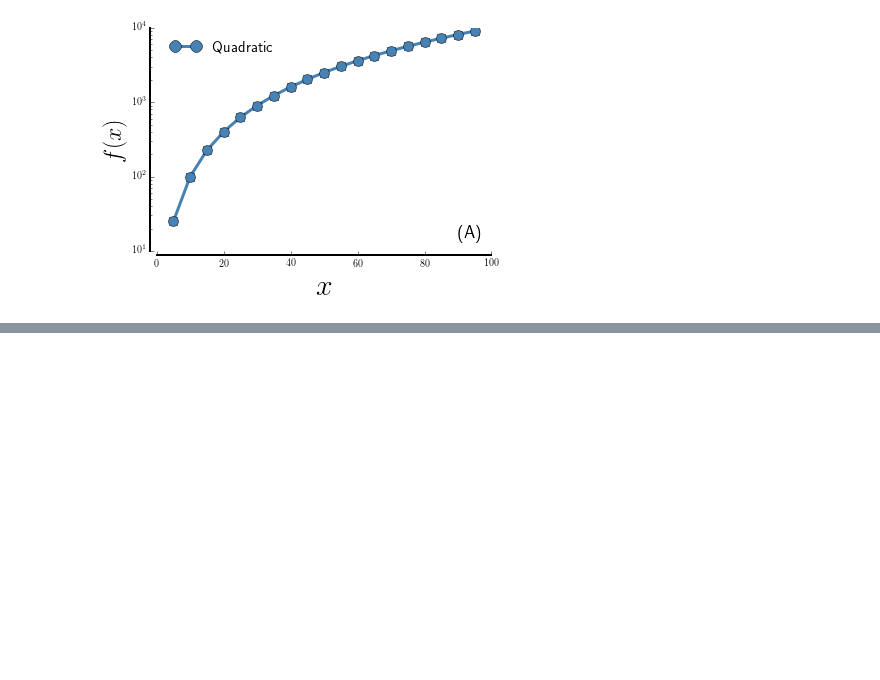
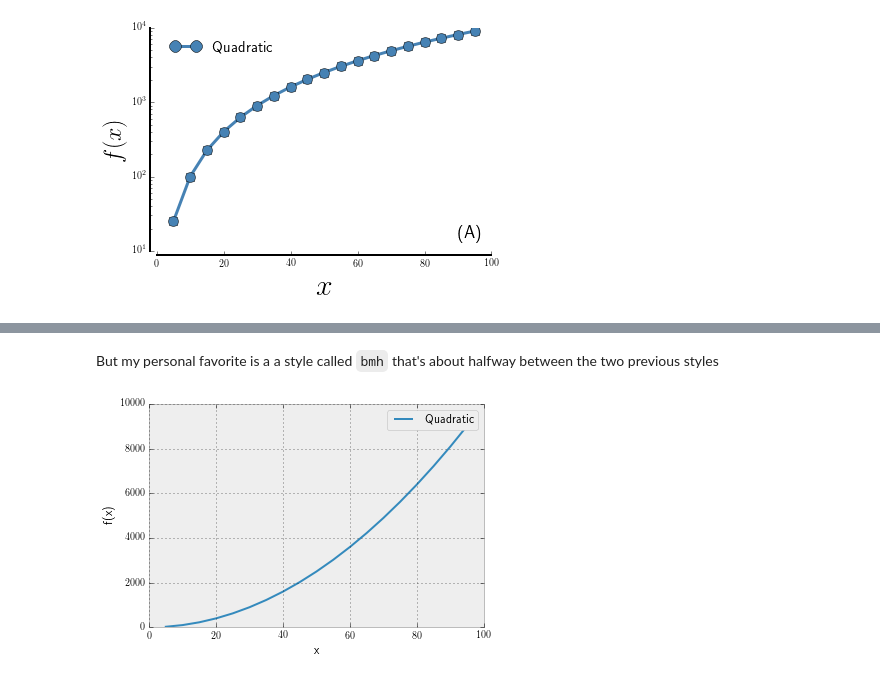
Before and after one commit to amarallab/Introduction-to-Python-Programming-and-Data-Science, a Jupyter notebook: Python-Basics/Data-Visualization.ipynb, the cells around one changed output, grey strips where cells are left out. Drawn from its saved outputs; the diff is of its cells as text; code cells hidden in the pictures; blank space fills up the shorter version.

```diff
--- a/Python-Basics/Data-Visualization.ipynb
+++ b/Python-Basics/Data-Visualization.ipynb
@@ -369,0 +409,15 @@ plt.savefig('quadratic_logscale_half_frame.png')
+# %% [markdown]
+But my personal favorite is a a style called `bmh` that's about halfway between the two previous styles
+# %%
+with plt.style.context('bmh'):
+    fig = plt.figure( figsize = (6, 4) )
+    ax = fig.add_subplot(1,1,1)
+    # We should add a label to our dataset that will go into a legend
+    ax.plot(x, y, label = "Quadratic")
+    # Now we can label the axes. Always label your axes! Who knows what is in the graph otherwise
+    ax.set_xlabel("x")
+    ax.set_ylabel("f(x)")
+    # Display legend
+    ax.legend()
+# %% [output]
+[figure, added]
```
Also changed, not shown: parts of 41 cells of this notebook.
